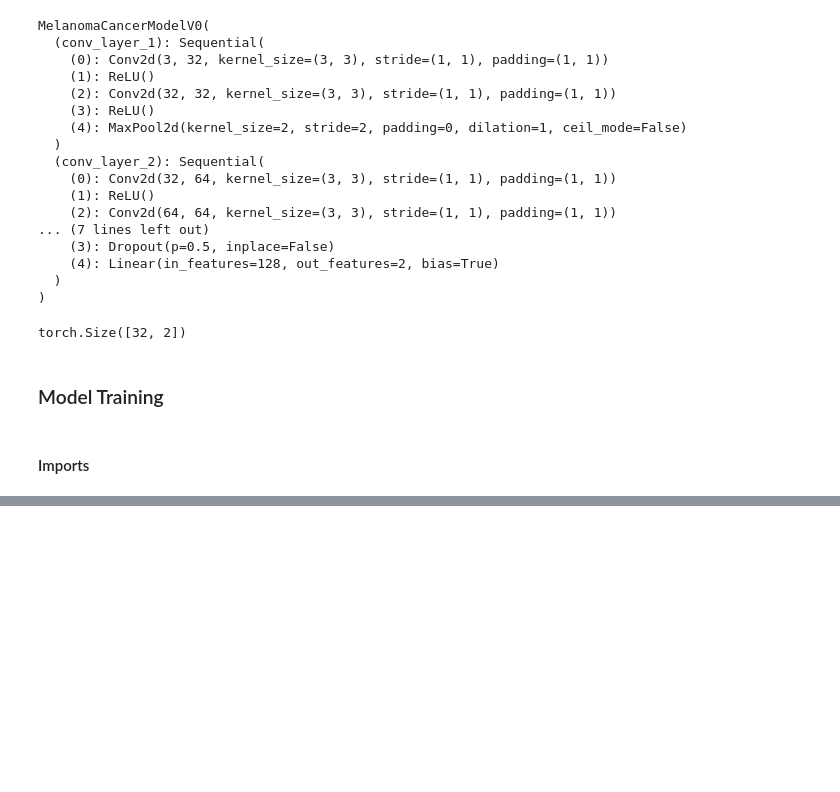
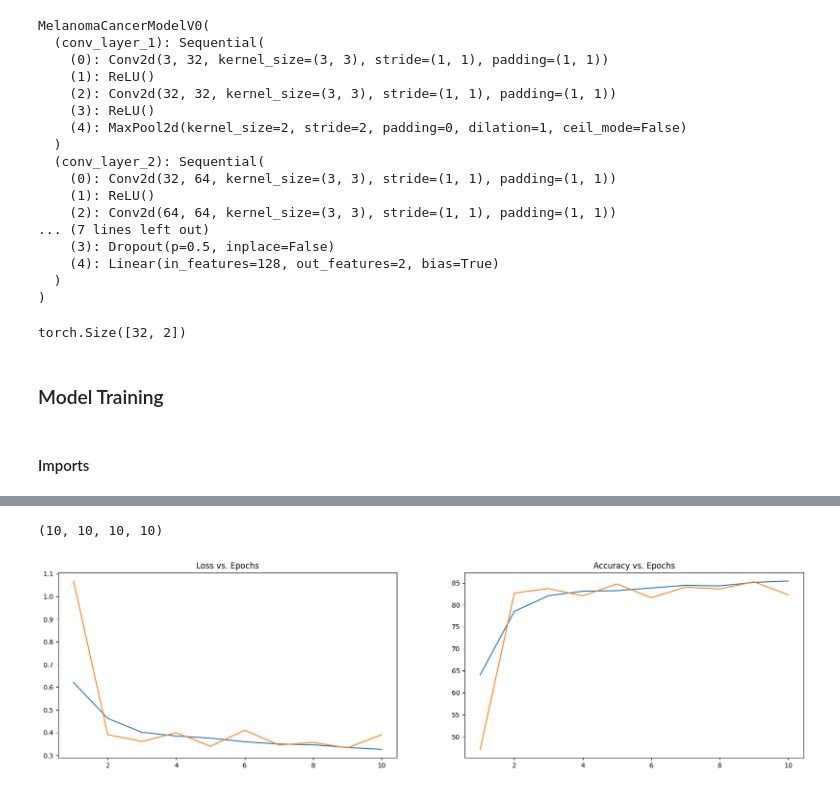
Before and after one commit to AaronGWang/MelanomaCancerClassification, a Jupyter notebook: MelanomaCancerClassifier.ipynb, the cells around one changed output, grey strips where cells are left out. Cells and saved outputs as stored; diff of their text form; code cells hidden in the pictures; blank space fills up the shorter version.

Commit message:
trained model_0

```diff
--- a/MelanomaCancerClassifier.ipynb
+++ b/MelanomaCancerClassifier.ipynb
@@ -185,7 +187,7 @@ loss_fn = nn.CrossEntropyLoss()
 
 optimizer = torch.optim.SGD(model_0.parameters(), lr=0.01)
 # %%
-epochs = 2
+epochs = 10
 train_loss_list, train_acc_list = [], []
 val_loss_list, val_acc_list = [], []
 # %%
@@ -201,6 +203,14 @@ for epoch in tqdm(range(epochs)):
                         optimizer=optimizer,
                         accuracy_fn=accuracy_fn,
                         train_loss_list=train_loss_list,
-                        test_acc_list=train_acc_list,
+                        train_acc_list=train_acc_list,
                         device=device)
+
+  multiclass_validation_loop(model=model_0,
+                             validation_dataloader=val_dataloader,
+                             loss_fn=loss_fn,
+                             accuracy_fn=accuracy_fn,
+                             test_loss_list=val_loss_list,
+                             test_acc_list=val_acc_list,
+                             device=device)
 # %% [output]
@@ -207,0 +245,27 @@ for epoch in tqdm(range(epochs)):
+# %%
+new_train_loss_list, new_val_loss_list = [], []
+
+for i in range(len(train_loss_list)):
+  new_train_loss_list.append(train_loss_list[i].item())
+
+for i in range(len(val_loss_list)):
+  new_val_loss_list.append(val_loss_list[i].item())
+
+len(new_train_loss_list), len(new_val_loss_list), len(train_acc_list), len(val_acc_list)
+# %% [output]
+(10, 10, 10, 10)
+# %%
+x = torch.arange(1, 11, 1)
+# %%
+fig, ax = plt.subplots(1, 2, figsize=(20, 5))
+ax[0].plot(x, new_train_loss_list, label="Train Loss")
+ax[0].plot(x, new_val_loss_list, label="Validation Loss")
+ax[0].set_title("Loss vs. Epochs")
+
+ax[1].plot(x, train_acc_list, label="Train Accuracy")
+ax[1].plot(x, val_acc_list, label="Validation Accuracy")
+ax[1].set_title("Accuracy vs. Epochs")
+
+plt.show()
+# %% [output]
+[figure, added]
```
Also changed, not shown: parts of 6 cells of this notebook, 1 other file.
